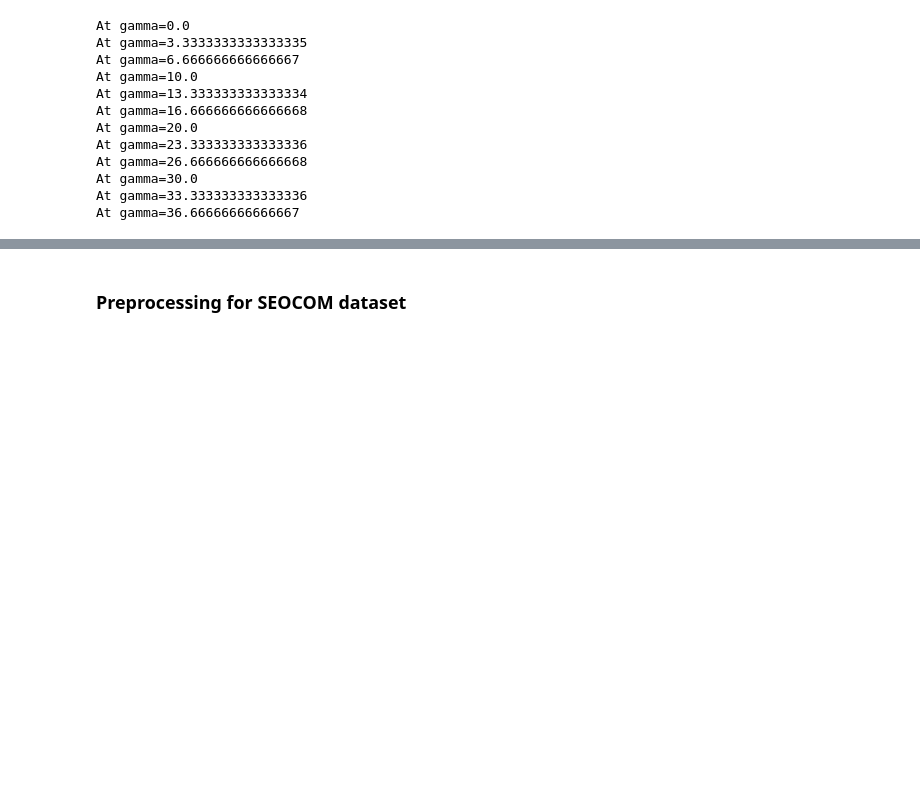
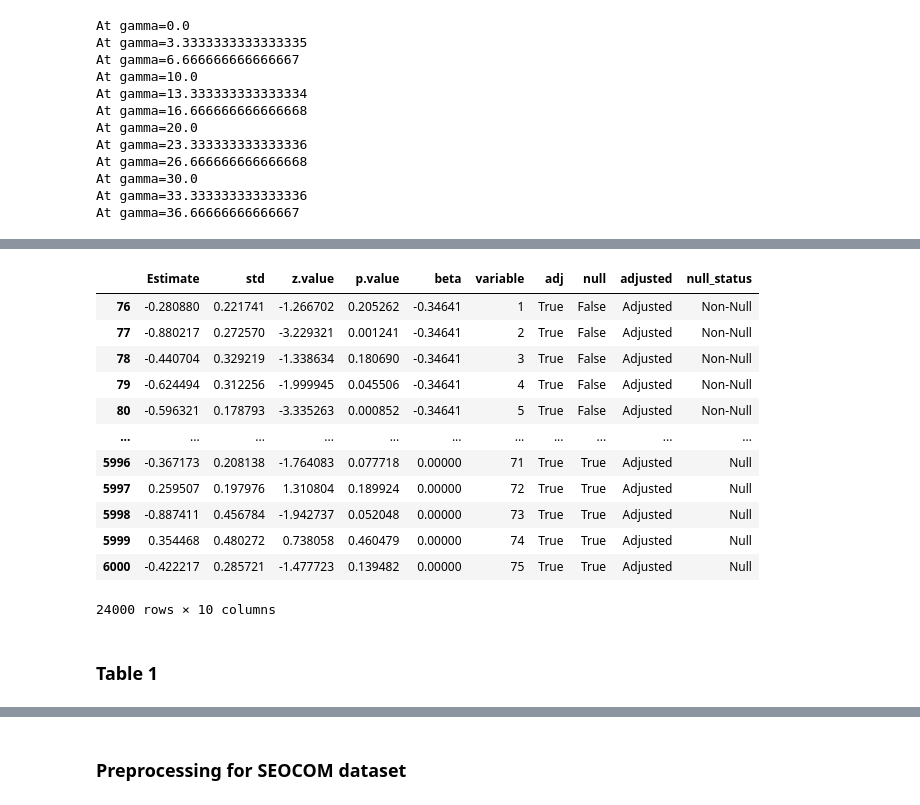
Before and after one commit to amspector100/hdlogistic, a Jupyter notebook: Python Plots.ipynb, the cells around one changed output, grey strips where cells are left out. Cells and saved outputs as stored; diff of their text form; code cells hidden in the pictures; blank space fills up the shorter version.

```diff
--- a/Python Plots.ipynb
+++ b/Python Plots.ipynb
@@ -98,0 +231,18 @@ plt.show()
+# %%
+robustness_data.loc[(robustness_data['adj'])]
+# %% [output]
+|  | Estimate | std | z.value | p.value | beta | variable | adj | null | adjusted | null_status |
+| 76 | -0.280880 | 0.221741 | -1.266702 | 0.205262 | -0.34641 | 1 | True | False | Adjusted | Non-Null |
+| 77 | -0.880217 | 0.272570 | -3.229321 | 0.001241 | -0.34641 | 2 | True | False | Adjusted | Non-Null |
+| 78 | -0.440704 | 0.329219 | -1.338634 | 0.180690 | -0.34641 | 3 | True | False | Adjusted | Non-Null |
+| 79 | -0.624494 | 0.312256 | -1.999945 | 0.045506 | -0.34641 | 4 | True | False | Adjusted | Non-Null |
+| 80 | -0.596321 | 0.178793 | -3.335263 | 0.000852 | -0.34641 | 5 | True | False | Adjusted | Non-Null |
+| ... | ... | ... | ... | ... | ... | ... | ... | ... | ... | ... |
+| 5996 | -0.367173 | 0.208138 | -1.764083 | 0.077718 | 0.00000 | 71 | True | True | Adjusted | Null |
+| 5997 | 0.259507 | 0.197976 | 1.310804 | 0.189924 | 0.00000 | 72 | True | True | Adjusted | Null |
+| 5998 | -0.887411 | 0.456784 | -1.942737 | 0.052048 | 0.00000 | 73 | True | True | Adjusted | Null |
+| 5999 | 0.354468 | 0.480272 | 0.738058 | 0.460479 | 0.00000 | 74 | True | True | Adjusted | Null |
+| 6000 | -0.422217 | 0.285721 | -1.477723 | 0.139482 | 0.00000 | 75 | True | True | Adjusted | Null |
+24000 rows × 10 columns
+# %% [markdown]
+### Table 1
```
Also changed, not shown: parts of 18 cells of this notebook, 8 other files.
